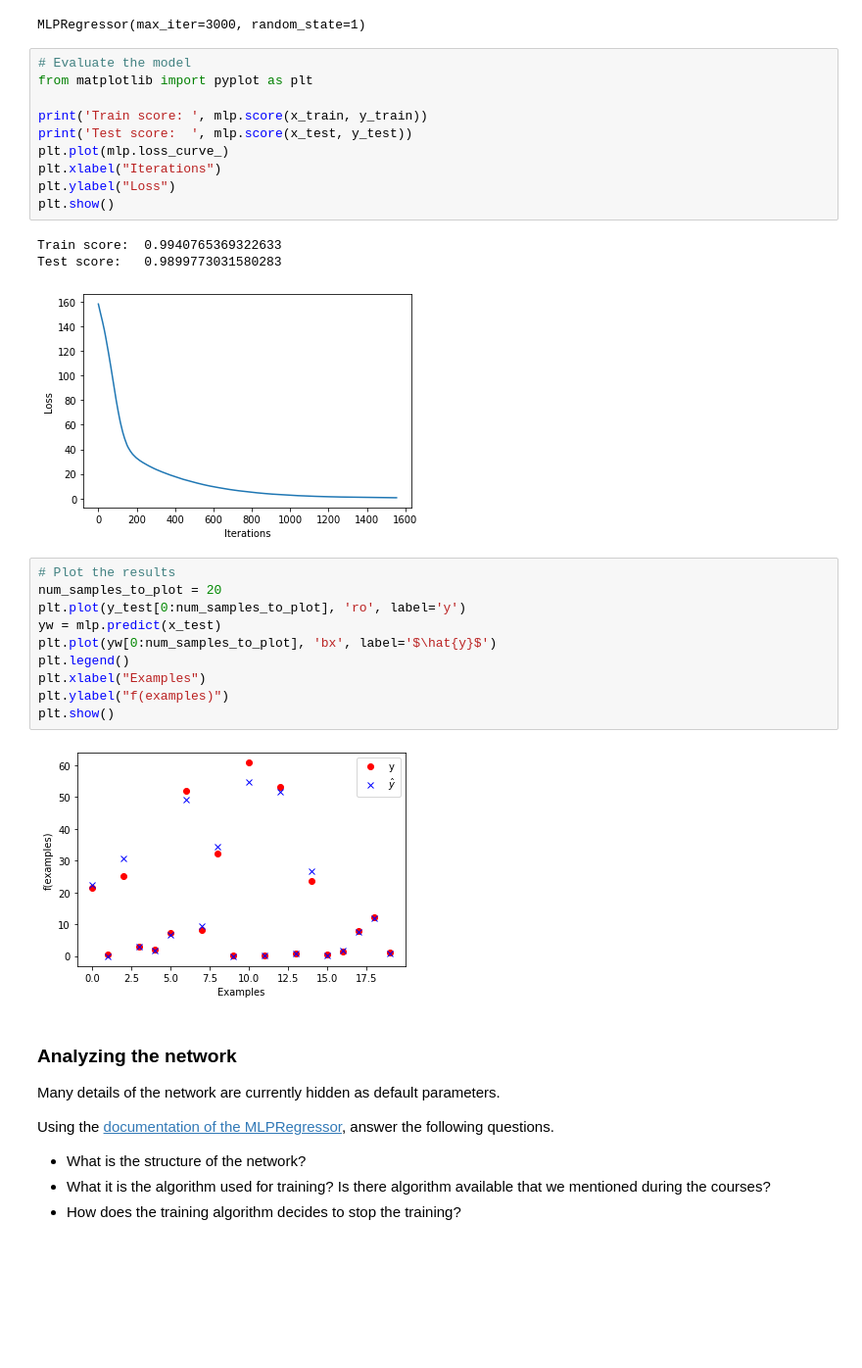
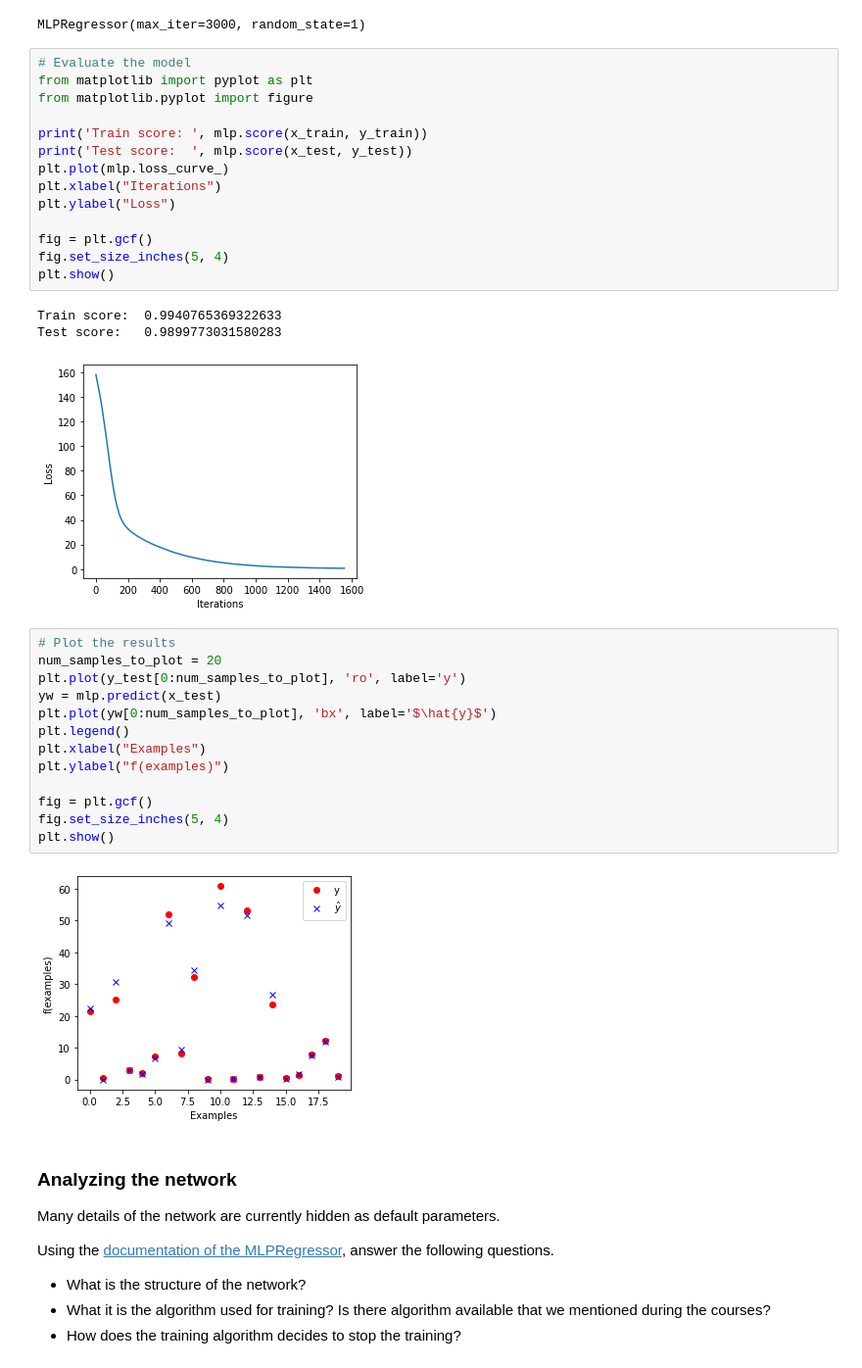
Before and after one commit to Vatosoa285/TP_ML, a Jupyter notebook: lab_3/mlp.ipynb, the cells around one changed output. Shown at 98% size. Saved outputs shown, nothing was run; the diff lists cells and outputs as text; blank space fills up the shorter version.

```diff
--- a/lab_3/mlp.ipynb
+++ b/lab_3/mlp.ipynb
@@ -31,17 +31,21 @@ MLPRegressor(max_iter=3000, random_state=1)
 # %%
 # Evaluate the model
 from matplotlib import pyplot as plt
+from matplotlib.pyplot import figure
 
 print('Train score: ', mlp.score(x_train, y_train))
 print('Test score:  ', mlp.score(x_test, y_test))
 plt.plot(mlp.loss_curve_)
 plt.xlabel("Iterations")
 plt.ylabel("Loss")
+
+fig = plt.gcf()
+fig.set_size_inches(5, 4)
 plt.show()
 # %% [output]
 Train score:  0.9940765369322633
 Test score:   0.9899773031580283
-[figure, old version]
+[figure, new version]
 # %%
 # Plot the results
 num_samples_to_plot = 20
@@ -51,9 +55,12 @@ plt.plot(yw[0:num_samples_to_plot], 'bx', label='$\hat{y}$')
 plt.legend()
 plt.xlabel("Examples")
 plt.ylabel("f(examples)")
+
+fig = plt.gcf()
+fig.set_size_inches(5, 4)
 plt.show()
 # %% [output]
-[figure, old version]
+[figure, new version]
 # %% [markdown]
 ### Analyzing the network
 
```
Also changed, not shown: parts of 5 cells of this notebook, 6 other files.
